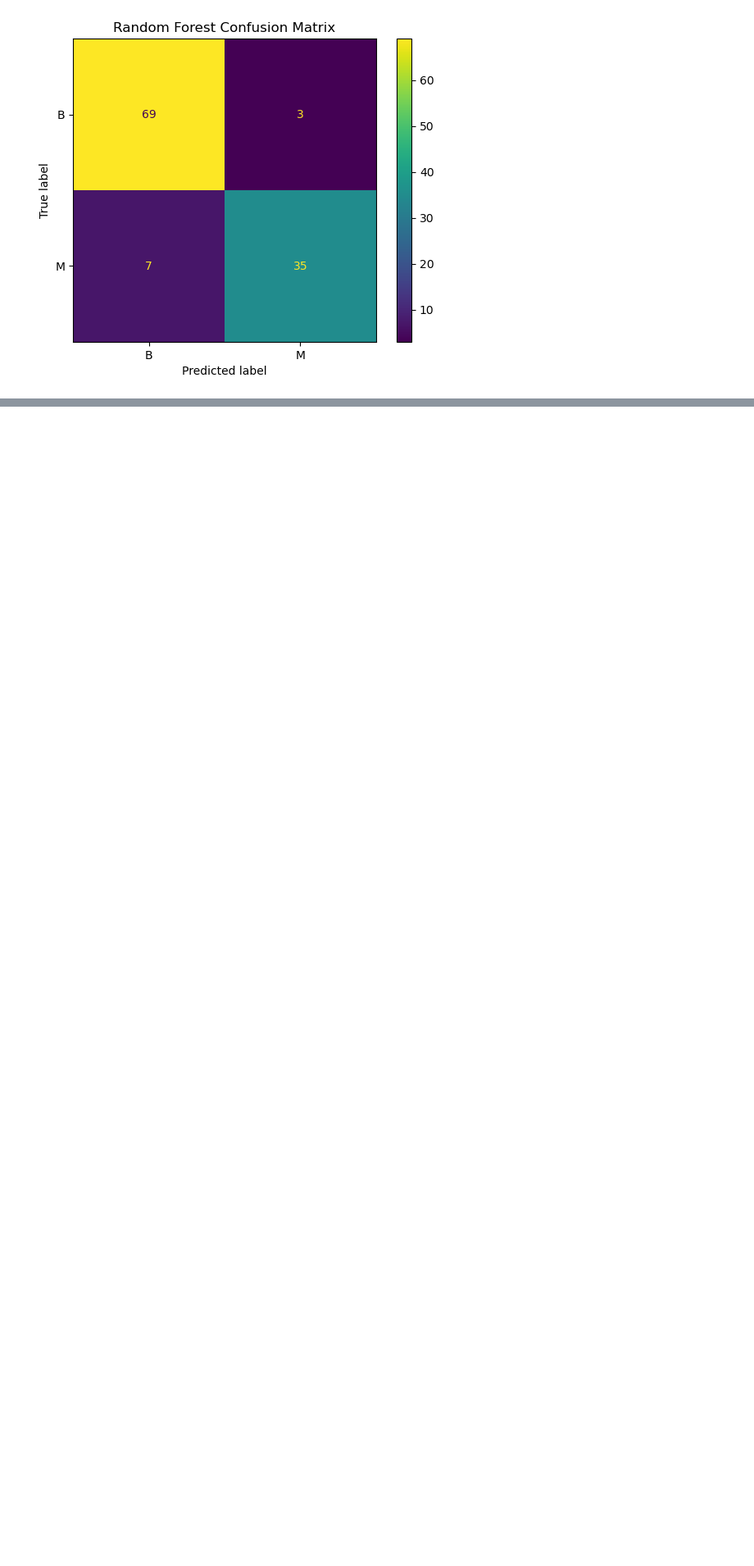
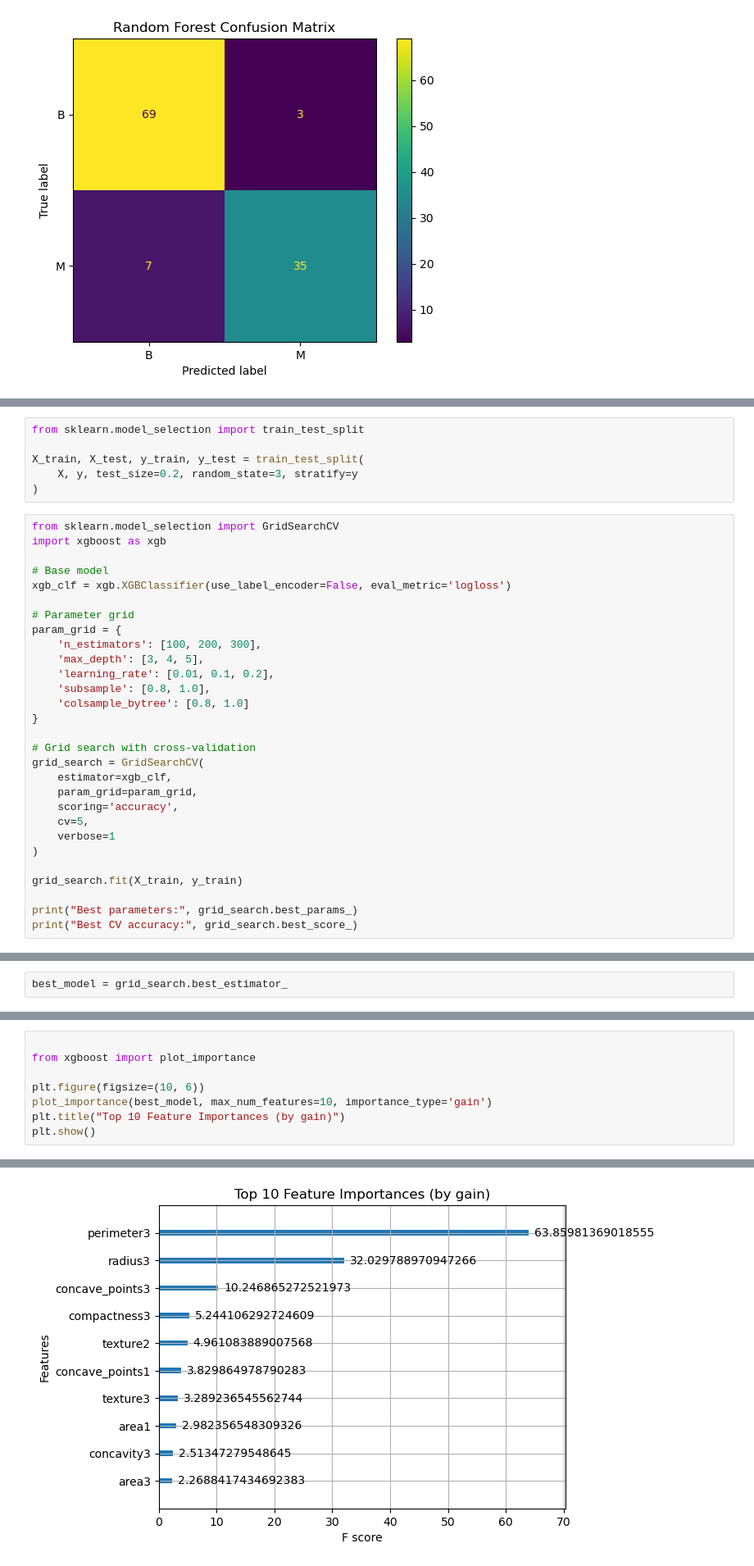
Before and after one commit to hamdahass/DATA5100-group-project, a Jupyter notebook: code/breast_cancer.ipynb, the cells around one changed output, grey strips where cells are left out. Shown at 82% size. Saved outputs shown, nothing was run; the diff lists cells and outputs as text; blank space fills up the shorter version.

Commit message:
XGBoost created

```diff
--- a/code/breast_cancer.ipynb
+++ b/code/breast_cancer.ipynb
@@ -538,0 +577,35 @@ plt.show()
+# %%
+from sklearn.model_selection import train_test_split
+
+X_train, X_test, y_train, y_test = train_test_split(
+    X, y, test_size=0.2, random_state=3, stratify=y
+)
+# %%
+from sklearn.model_selection import GridSearchCV
+import xgboost as xgb
+
+# Base model
+xgb_clf = xgb.XGBClassifier(use_label_encoder=False, eval_metric='logloss')
+
+# Parameter grid
+param_grid = {
+    'n_estimators': [100, 200, 300],
+    'max_depth': [3, 4, 5],
+    'learning_rate': [0.01, 0.1, 0.2],
+    'subsample': [0.8, 1.0],
+    'colsample_bytree': [0.8, 1.0]
+}
+
+# Grid search with cross-validation
+grid_search = GridSearchCV(
+    estimator=xgb_clf,
+    param_grid=param_grid,
+    scoring='accuracy',
+    cv=5,
+    verbose=1
+)
+
+grid_search.fit(X_train, y_train)
+
+print("Best parameters:", grid_search.best_params_)
+print("Best CV accuracy:", grid_search.best_score_)
@@ -538,0 +616,2 @@ plt.show()
+# %%
+best_model = grid_search.best_estimator_
@@ -538,0 +631,9 @@ plt.show()
+# %%
+
+from xgboost import plot_importance
+
+plt.figure(figsize=(10, 6))
+plot_importance(best_model, max_num_features=10, importance_type='gain')
+plt.title("Top 10 Feature Importances (by gain)")
+plt.show()
+# %% [output]
@@ -538,0 +641 @@ plt.show()
+[figure, added]
```
Also changed, not shown: parts of 13 cells of this notebook.
